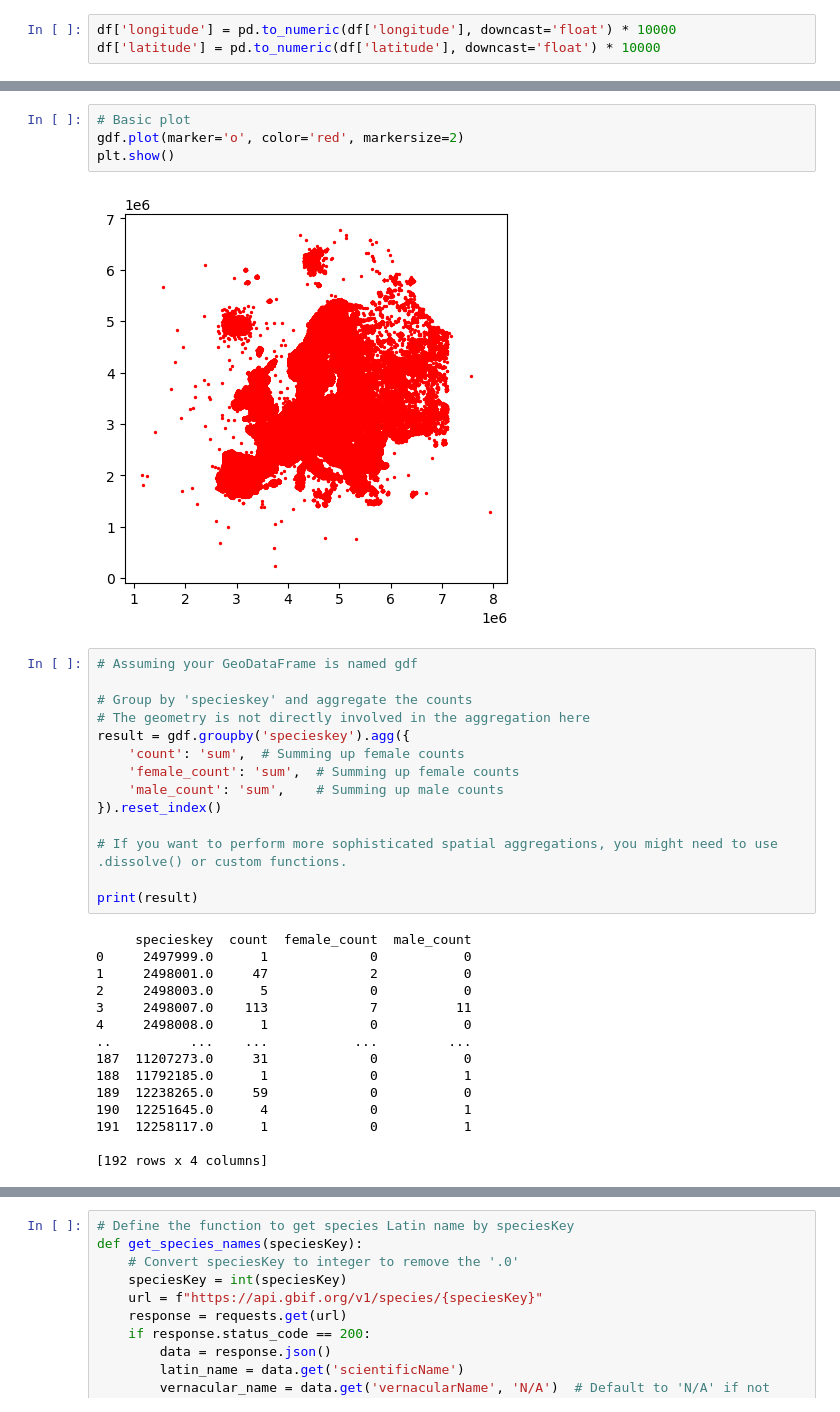
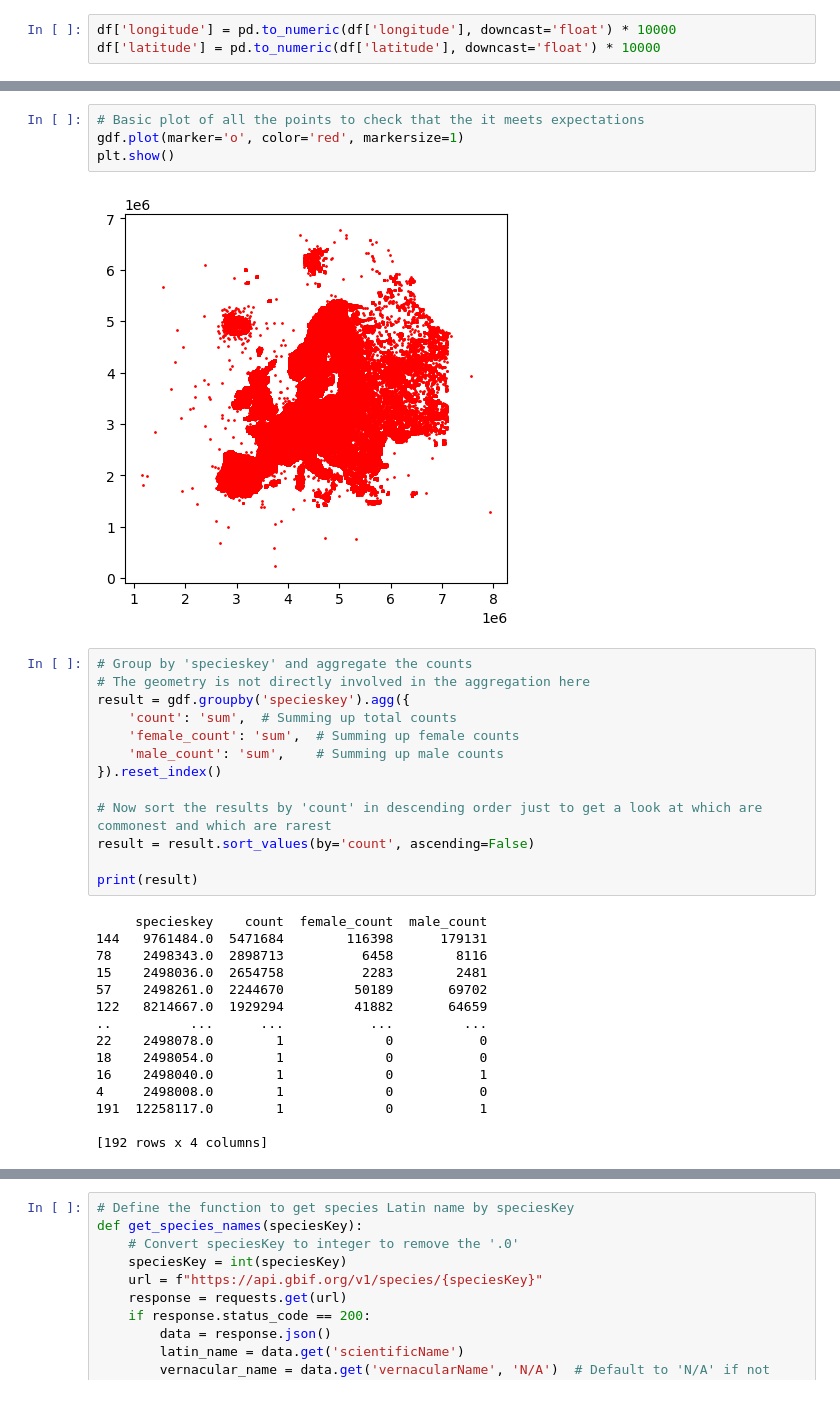
Before and after one commit to b-cubed-eu/hackathon-projects-2024, a Jupyter notebook: projects/12/ducksexcube.ipynb, the cells around one changed output, grey strips where cells are left out. Saved outputs shown, nothing was run; the diff lists cells and outputs as text.

```diff
--- a/projects/12/ducksexcube.ipynb
+++ b/projects/12/ducksexcube.ipynb
@@ -114,37 +115,36 @@ print(gdf.head())
 28  N191  2640000.0  1910000.0  POINT (2640000.000 1910000.000)
 29  N192  2640000.0  1920000.0  POINT (2640000.000 1920000.000)
 # %%
-# Basic plot
-gdf.plot(marker='o', color='red', markersize=2)
+# Basic plot of all the points to check that the it meets expectations
+gdf.plot(marker='o', color='red', markersize=1)
 plt.show()
 # %% [output]
-[figure, old version]
+[figure, new version]
 # %%
-# Assuming your GeoDataFrame is named gdf
-
 # Group by 'specieskey' and aggregate the counts
 # The geometry is not directly involved in the aggregation here
 result = gdf.groupby('specieskey').agg({
-    'count': 'sum',  # Summing up female counts
+    'count': 'sum',  # Summing up total counts
     'female_count': 'sum',  # Summing up female counts
     'male_count': 'sum',    # Summing up male counts
 }).reset_index()
 
-# If you want to perform more sophisticated spatial aggregations, you might need to use .dissolve() or custom functions.
+# Now sort the results by 'count' in descending order just to get a look at which are commonest and which are rarest
+result = result.sort_values(by='count', ascending=False)
 
 print(result)
 # %% [output]
-     specieskey  count  female_count  male_count
-0     2497999.0      1             0           0
-1     2498001.0     47             2           0
-2     2498003.0      5             0           0
-3     2498007.0    113             7          11
-4     2498008.0      1             0           0
-..          ...    ...           ...         ...
-187  11207273.0     31             0           0
-188  11792185.0      1             0           1
-189  12238265.0     59             0           0
-190  12251645.0      4             0           1
-191  12258117.0      1             0           1
+     specieskey    count  female_count  male_count
+144   9761484.0  5471684        116398      179131
+78    2498343.0  2898713          6458        8116
+15    2498036.0  2654758          2283        2481
+57    2498261.0  2244670         50189       69702
+122   8214667.0  1929294         41882       64659
+..          ...      ...           ...         ...
+22    2498078.0        1             0           0
+18    2498054.0        1             0           0
+16    2498040.0        1             0           1
+4     2498008.0        1             0           0
+191  12258117.0        1             0           1
 
 [192 rows x 4 columns]
```
Also changed, not shown: parts of 17 cells of this notebook.
